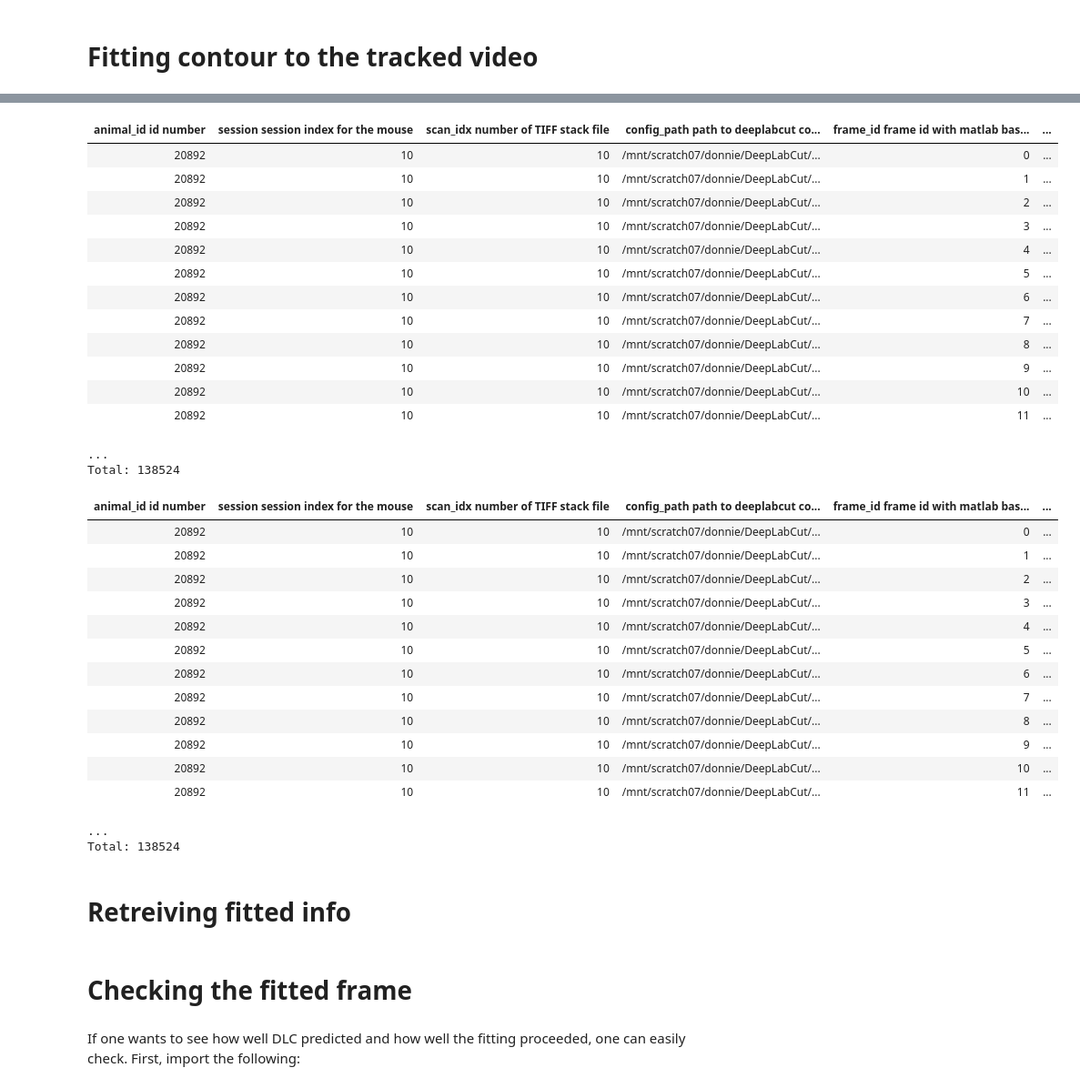
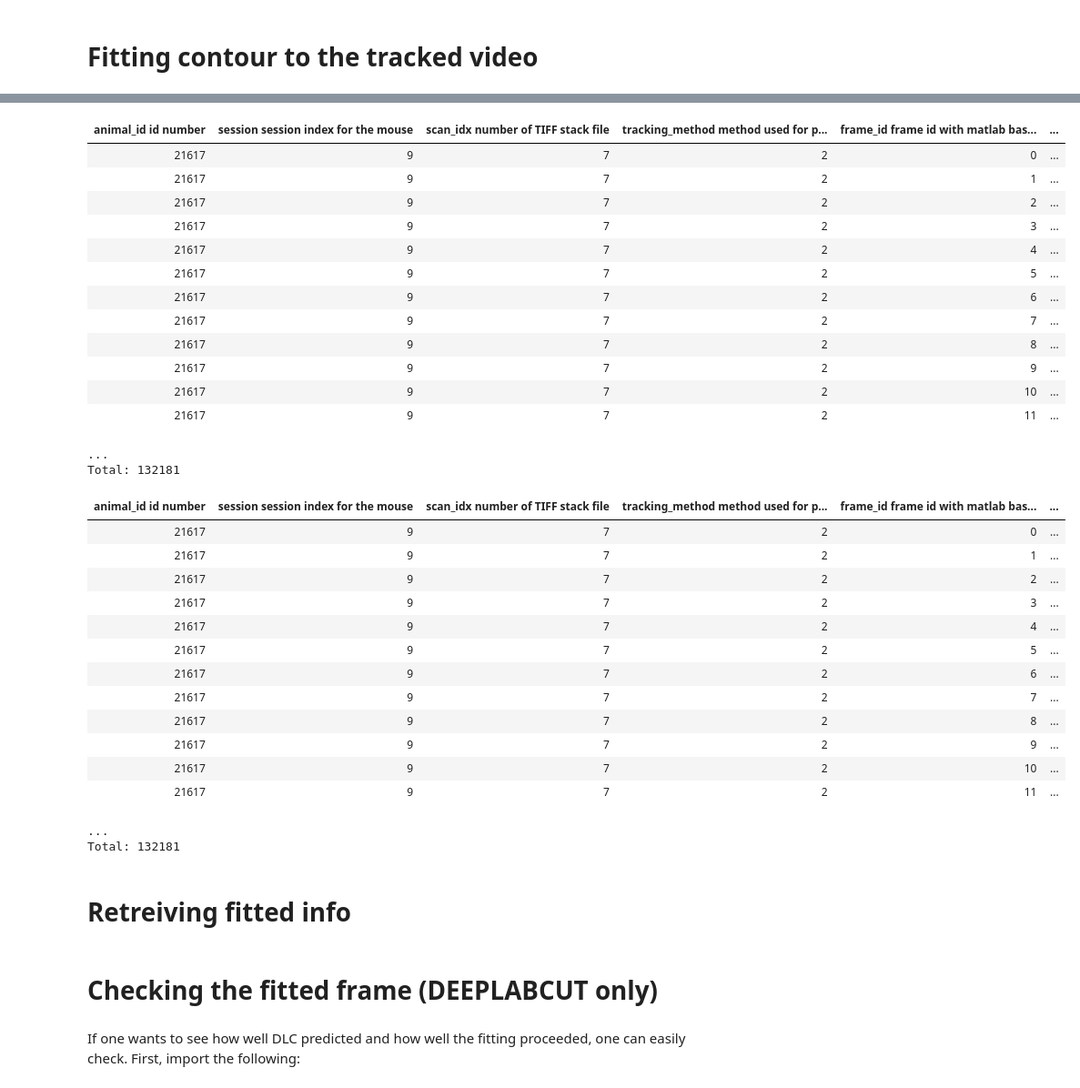
Before and after one commit to cajal/pipeline, a Jupyter notebook: python/example/how_to_track_pupil.ipynb, the cells around one changed output, grey strips where cells are left out. Shown at 91% size. Drawn from its saved outputs; the diff is of its cells as text; code cells hidden in the pictures.

```diff
--- a/python/example/how_to_track_pupil.ipynb
+++ b/python/example/how_to_track_pupil.ipynb
@@ -64,4 +76,4 @@ We need a key with 4 entries like:
 # %%
-key = dict(animal_id=21617, session=9, scan_idx=7, tracking_method=1) # modify the values here
+key = dict(animal_id=21617, session=9, scan_idx=7, tracking_method=2) # modify the values here
 # %% [markdown]
 For tracking method, there are 2 methods currently:
@@ -145,39 +142,39 @@ When fitting, both `circle` and `ellipse` are fitted
 # %%
-pupil.FittedContourDeeplabcut.Circle & key
+pupil.FittedPupil.Circle & key
 # %% [output]
-| animal_id id number | session session index for the mouse | scan_idx number of TIFF stack file | config_path path to deeplabcut co... | frame_id frame id with matlab bas... | ... |
-| 20892 | 10 | 10 | /mnt/scratch07/donnie/DeepLabCut/... | 0 | ... |
-| 20892 | 10 | 10 | /mnt/scratch07/donnie/DeepLabCut/... | 1 | ... |
-| 20892 | 10 | 10 | /mnt/scratch07/donnie/DeepLabCut/... | 2 | ... |
-| 20892 | 10 | 10 | /mnt/scratch07/donnie/DeepLabCut/... | 3 | ... |
-| 20892 | 10 | 10 | /mnt/scratch07/donnie/DeepLabCut/... | 4 | ... |
-| 20892 | 10 | 10 | /mnt/scratch07/donnie/DeepLabCut/... | 5 | ... |
-| 20892 | 10 | 10 | /mnt/scratch07/donnie/DeepLabCut/... | 6 | ... |
-| 20892 | 10 | 10 | /mnt/scratch07/donnie/DeepLabCut/... | 7 | ... |
-| 20892 | 10 | 10 | /mnt/scratch07/donnie/DeepLabCut/... | 8 | ... |
-| 20892 | 10 | 10 | /mnt/scratch07/donnie/DeepLabCut/... | 9 | ... |
-| 20892 | 10 | 10 | /mnt/scratch07/donnie/DeepLabCut/... | 10 | ... |
-| 20892 | 10 | 10 | /mnt/scratch07/donnie/DeepLabCut/... | 11 | ... |
+| animal_id id number | session session index for the mouse | scan_idx number of TIFF stack file | tracking_method method used for p... | frame_id frame id with matlab bas... | ... |
+| 21617 | 9 | 7 | 2 | 0 | ... |
+| 21617 | 9 | 7 | 2 | 1 | ... |
+| 21617 | 9 | 7 | 2 | 2 | ... |
+| 21617 | 9 | 7 | 2 | 3 | ... |
+| 21617 | 9 | 7 | 2 | 4 | ... |
+| 21617 | 9 | 7 | 2 | 5 | ... |
+| 21617 | 9 | 7 | 2 | 6 | ... |
+| 21617 | 9 | 7 | 2 | 7 | ... |
+| 21617 | 9 | 7 | 2 | 8 | ... |
+| 21617 | 9 | 7 | 2 | 9 | ... |
+| 21617 | 9 | 7 | 2 | 10 | ... |
+| 21617 | 9 | 7 | 2 | 11 | ... |
 ...
-Total: 138524
+Total: 132181
 # %%
-pupil.FittedContourDeeplabcut.Ellipse & key
+pupil.FittedPupil.Ellipse & key
 # %% [output]
-| animal_id id number | session session index for the mouse | scan_idx number of TIFF stack file | config_path path to deeplabcut co... | frame_id frame id with matlab bas... | ... |
-| 20892 | 10 | 10 | /mnt/scratch07/donnie/DeepLabCut/... | 0 | ... |
-| 20892 | 10 | 10 | /mnt/scratch07/donnie/DeepLabCut/... | 1 | ... |
-| 20892 | 10 | 10 | /mnt/scratch07/donnie/DeepLabCut/... | 2 | ... |
-| 20892 | 10 | 10 | /mnt/scratch07/donnie/DeepLabCut/... | 3 | ... |
-| 20892 | 10 | 10 | /mnt/scratch07/donnie/DeepLabCut/... | 4 | ... |
-| 20892 | 10 | 10 | /mnt/scratch07/donnie/DeepLabCut/... | 5 | ... |
-| 20892 | 10 | 10 | /mnt/scratch07/donnie/DeepLabCut/... | 6 | ... |
-| 20892 | 10 | 10 | /mnt/scratch07/donnie/DeepLabCut/... | 7 | ... |
-| 20892 | 10 | 10 | /mnt/scratch07/donnie/DeepLabCut/... | 8 | ... |
-| 20892 | 10 | 10 | /mnt/scratch07/donnie/DeepLabCut/... | 9 | ... |
-| 20892 | 10 | 10 | /mnt/scratch07/donnie/DeepLabCut/... | 10 | ... |
-| 20892 | 10 | 10 | /mnt/scratch07/donnie/DeepLabCut/... | 11 | ... |
+| animal_id id number | session session index for the mouse | scan_idx number of TIFF stack file | tracking_method method used for p... | frame_id frame id with matlab bas... | ... |
+| 21617 | 9 | 7 | 2 | 0 | ... |
+| 21617 | 9 | 7 | 2 | 1 | ... |
+| 21617 | 9 | 7 | 2 | 2 | ... |
+| 21617 | 9 | 7 | 2 | 3 | ... |
+| 21617 | 9 | 7 | 2 | 4 | ... |
+| 21617 | 9 | 7 | 2 | 5 | ... |
+| 21617 | 9 | 7 | 2 | 6 | ... |
+| 21617 | 9 | 7 | 2 | 7 | ... |
+| 21617 | 9 | 7 | 2 | 8 | ... |
+| 21617 | 9 | 7 | 2 | 9 | ... |
+| 21617 | 9 | 7 | 2 | 10 | ... |
+| 21617 | 9 | 7 | 2 | 11 | ... |
 ...
-Total: 138524
+Total: 132181
 # %% [markdown]
 # Retreiving fitted info
 # %%
@@ -187,5 +184,5 @@ major_r, minor_r, center_ellipse = (pupil.FittedContourDeeplabcut.Ellipse() & ke
 # %% [markdown]
-# Checking the fitted frame
+# Checking the fitted frame (DEEPLABCUT only)
 # %% [markdown]
 If one wants to see how well DLC predicted and how well the fitting proceeded, one can easily check. First, import the following:
 # %%
```
Also changed, not shown: parts of 34 cells of this notebook.
